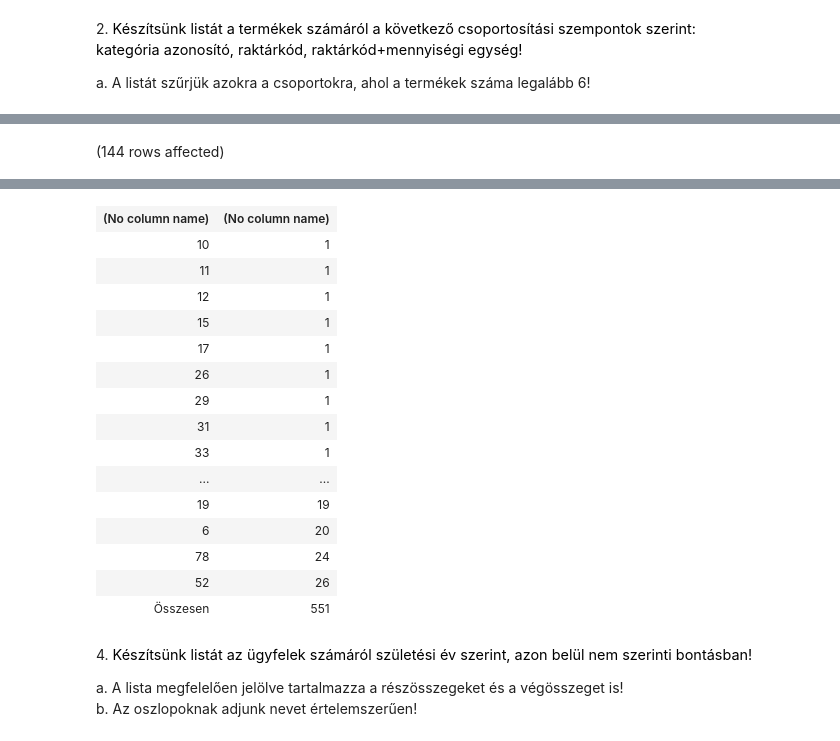
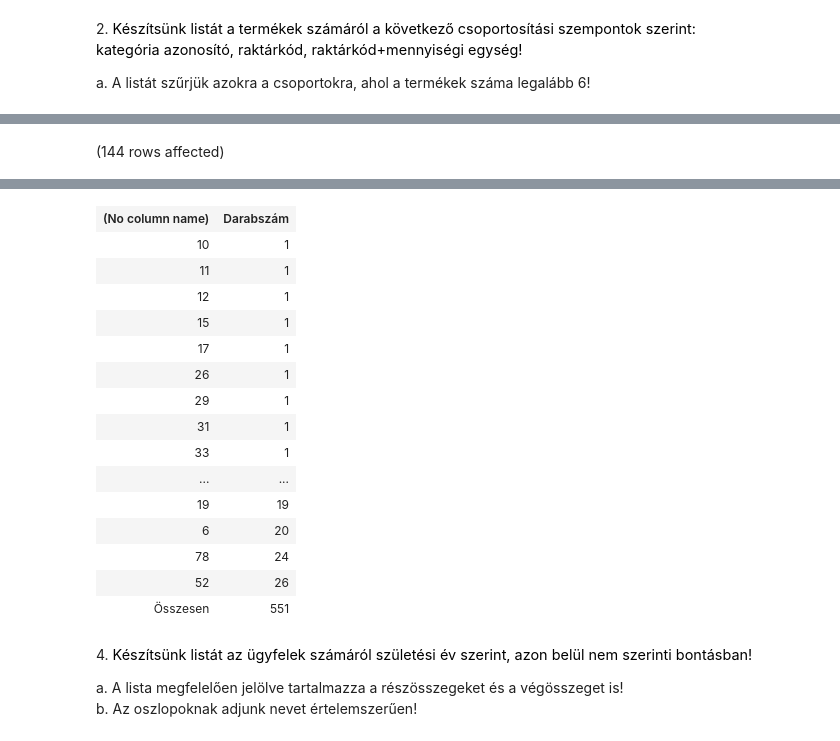
Before and after one commit to szantov/sql_g02, a Jupyter notebook: gyakorlat04_feladatok.ipynb, the cells around one changed output, grey strips where cells are left out. Drawn from its saved outputs; the diff is of its cells as text; code cells hidden in the pictures.

```diff
--- a/gyakorlat04_feladatok.ipynb
+++ b/gyakorlat04_feladatok.ipynb
@@ -71,10 +72,9 @@ a. Elég megjeleníteni a kategóriák azonosítóit és a darabszámokat!
 
 ![](https://moodle.uni-corvinus.hu/theme/image.php/adaptable/atto_h5p/1709548862/icon)
 # %%
-SELECT IIF(GROUPING_ID(KAT_ID)=1,
-       'Összesen',
+SELECT IIF(GROUPING_ID(KAT_ID) = 1,'Összesen',
        CAST(KAT_ID AS nvarchar(10))),
-       COUNT(*)
+       COUNT(*) AS 'Darabszám'
 FROM Termek
 GROUP BY ROLLUP(KAT_ID)
 ORDER BY COUNT(*)
@@ -84,4 +84,4 @@ Total execution time: 00:00:00.019
-| (No column name) | (No column name) |
+| (No column name) | Darabszám |
 | 10 | 1 |
 | 11 | 1 |
 | 12 | 1 |
```
Also changed, not shown: parts of 11 cells of this notebook.
